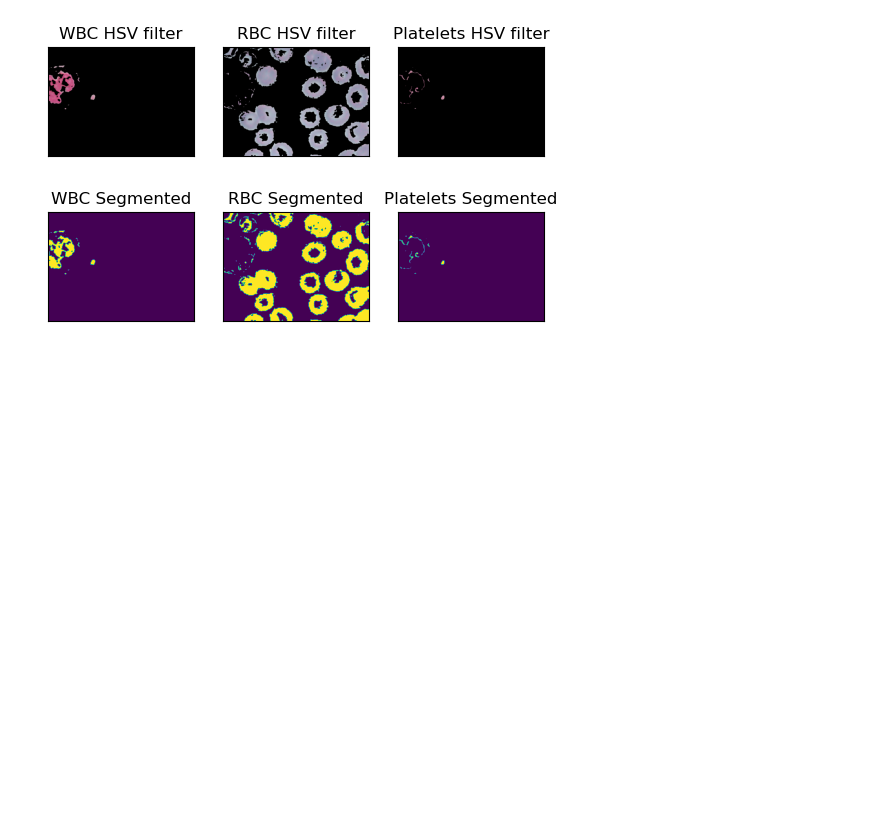
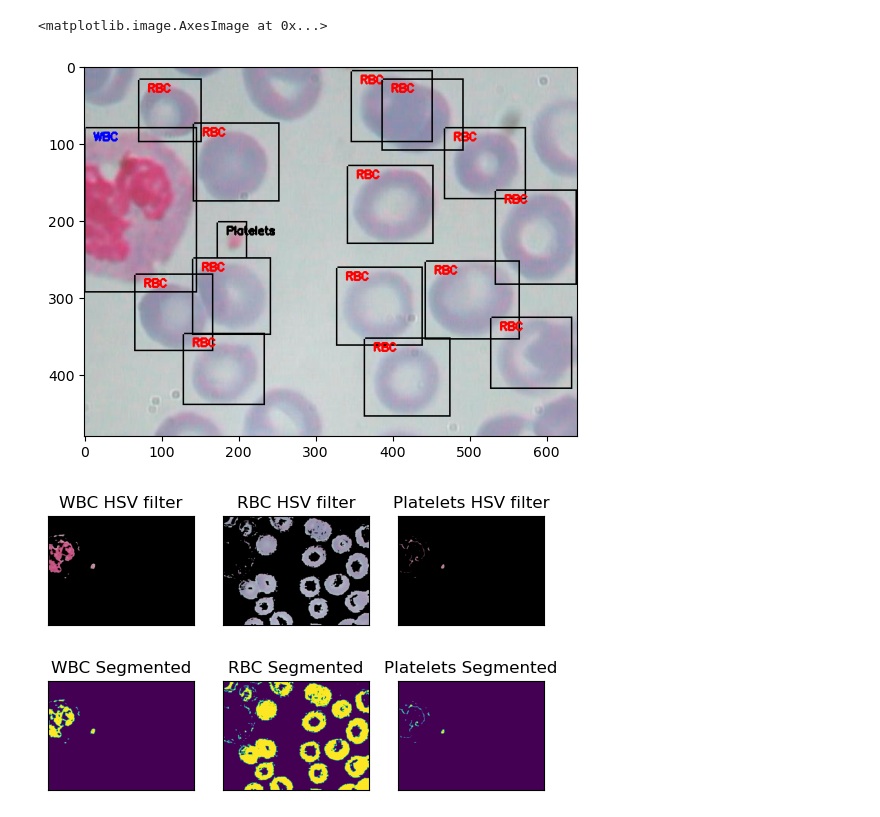
Before and after one commit to shreeja-shreeja/blood-image-exp, a Jupyter notebook: blood_cell_count.ipynb, the cells around one changed output. Saved outputs shown, nothing was run; the diff lists cells and outputs as text; code cells hidden in the pictures; blank space fills up the shorter version.

```diff
--- a/blood_cell_count.ipynb
+++ b/blood_cell_count.ipynb
@@ -180 +80,20 @@ areas = [[4000, 60000], [2500, 10000], [150, 300]]
+# %%
+# Plot the annotations
+ann_img = img.copy()
+
+for i,name in enumerate(celltypes):
+    rslt_df1 = rslt_df.loc[rslt_df['cell_type'] == name]
+
+    for j, ind in enumerate(rslt_df1.index):
+        xmin = int(rslt_df1["xmin"][ind])
+        xmax = int(rslt_df1["xmax"][ind])
+        ymin = int(rslt_df1["ymin"][ind])
+        ymax = int(rslt_df1["ymax"][ind])
+        smear(xmin,ymin,xmax,ymax,ann_img,ctype=name,color=colors[i])
+
+
+plt.imshow(ann_img)
+# %% [output]
+<matplotlib.image.AxesImage at 0x...>
+[figure, added]
 # %%
```
Also changed, not shown: parts of 5 cells of this notebook.
